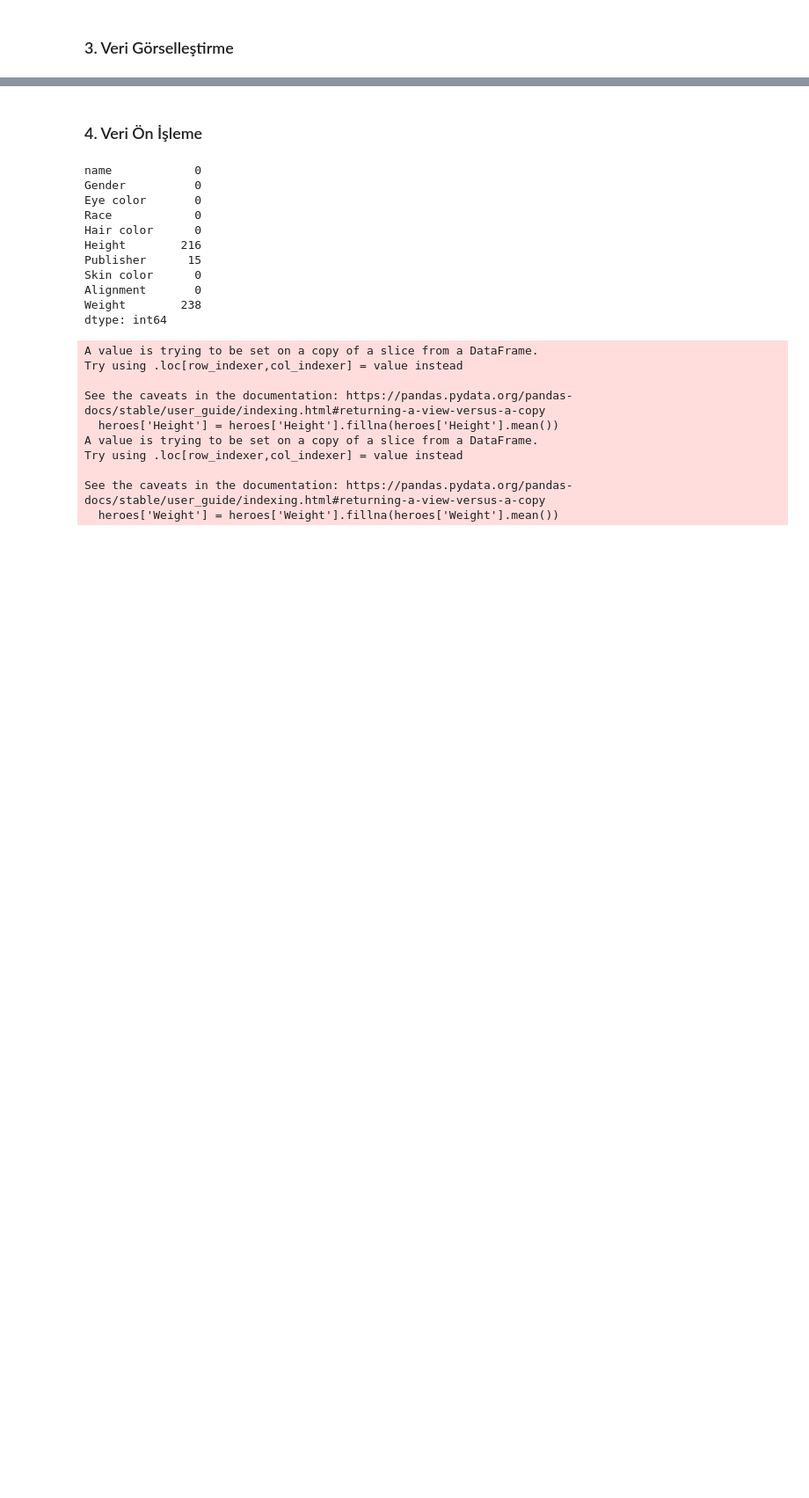
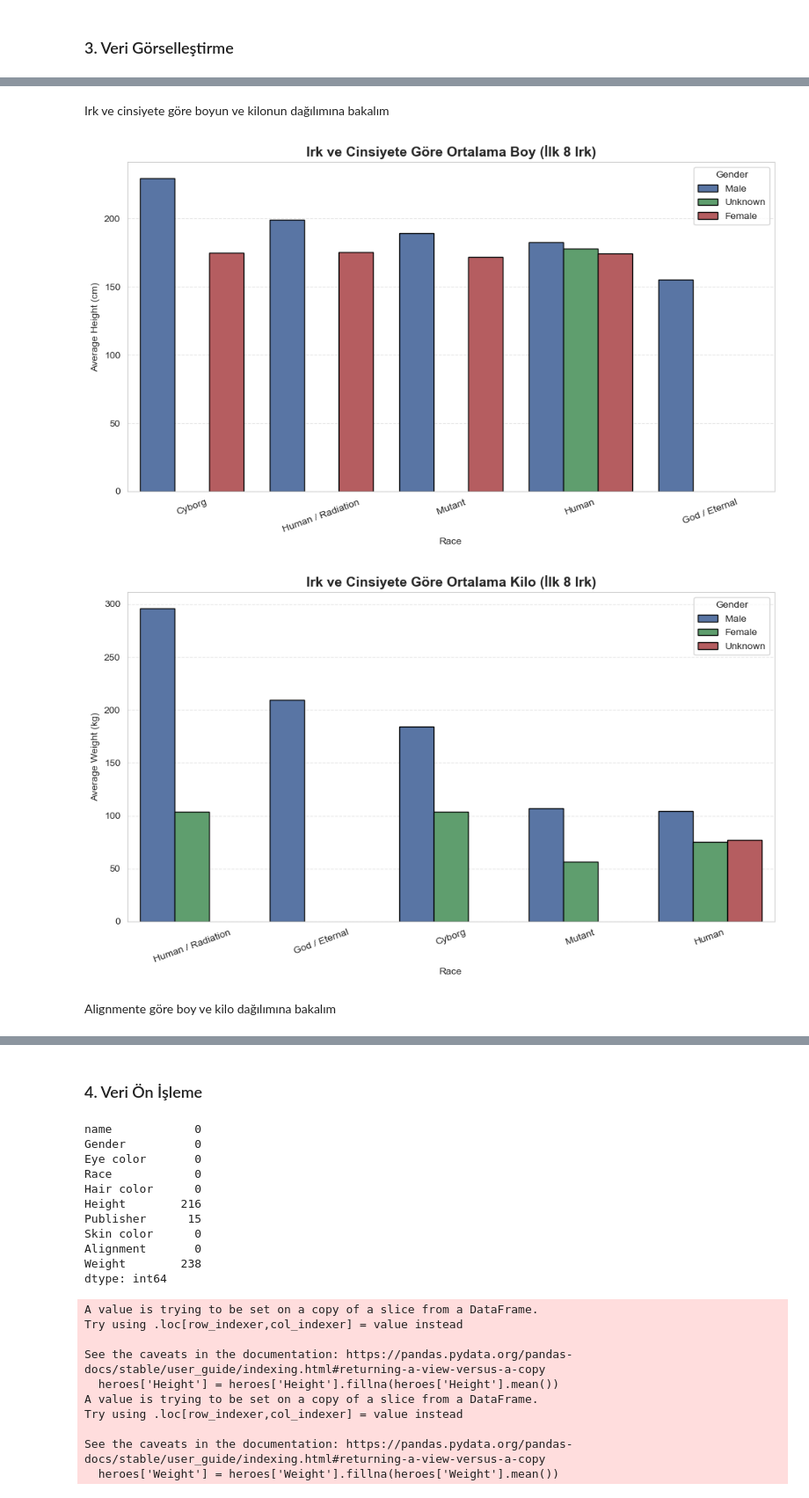
Before and after one commit to reyssena/superheroes_analysis.csv, a Jupyter notebook: notebooks/superheroes_eda_model.ipynb, the cells around one changed output, grey strips where cells are left out. Shown: that part at 88% size. Saved outputs shown, nothing was run; the diff lists cells and outputs as text; code cells hidden in the pictures; blank space fills up the shorter version.

```diff
--- a/notebooks/superheroes_eda_model.ipynb
+++ b/notebooks/superheroes_eda_model.ipynb
@@ -389,0 +311,2 @@ plt.show()
+# %% [markdown]
+Irk ve cinsiyete göre boyun ve kilonun dağılımına bakalım
@@ -389,0 +319,57 @@ plt.show()
+# %%
+for c in ['Height','Weight']:
+    df[c] = pd.to_numeric(df[c], errors='coerce')
+    df.loc[df[c] <= 0, c] = np.nan
+
+valid_races = (
+    df['Race'].value_counts()
+    [lambda s: (s >= 10) & (s.index != 'Unknown')]
+    .index
+)
+#En az 10 karakteri olan ırkı yaptım
+
+df_filtered = df[df['Race'].isin(valid_races)].copy()
+
+avg_height = (
+    df_filtered.groupby(['Race', 'Gender'])['Height']
+    .mean()
+    .reset_index()
+    .sort_values('Height', ascending=False)
+)
+# %%
+plt.figure(figsize=(10,6))
+sns.barplot(
+    data=avg_height, x='Race', y='Height', hue='Gender',
+    palette=['#4C72B0', '#55A868', '#C44E52'], edgecolor='black', errorbar=None
+)
+plt.title('Irk ve Cinsiyete Göre Ortalama Boy (İlk 8 Irk)', fontsize=14, weight='bold')
+plt.xlabel('Race'); plt.ylabel('Average Height (cm)')
+plt.xticks(rotation=20); plt.ylim(0, None)
+plt.grid(axis='y', linestyle='--', alpha=0.5)
+plt.legend(title='Gender', loc='upper right')
+plt.tight_layout()
+plt.show()
+
+avg_weight = (
+    df_filtered.groupby(['Race','Gender'])['Weight']
+    .mean().reset_index()
+    .sort_values(by='Weight', ascending=False)
+)
+
+plt.figure(figsize=(10,6))
+sns.barplot(
+    data=avg_weight, x='Race', y='Weight', hue='Gender',
+    palette=['#4C72B0', '#55A868', '#C44E52'], edgecolor='black', errorbar=None
+)
+plt.title('Irk ve Cinsiyete Göre Ortalama Kilo (İlk 8 Irk)', fontsize=14, weight='bold')
+plt.xlabel('Race'); plt.ylabel('Average Weight (kg)')
+plt.xticks(rotation=20); plt.ylim(0, None)
+plt.grid(axis='y', linestyle='--', alpha=0.5)
+plt.legend(title='Gender', loc='upper right')
+plt.tight_layout()
+plt.show()
+# %% [output]
+[figure, added]
+[figure, added]
+# %% [markdown]
+Alignmente göre boy ve kilo dağılımına bakalım
```
Also changed, not shown: parts of 68 cells of this notebook.
